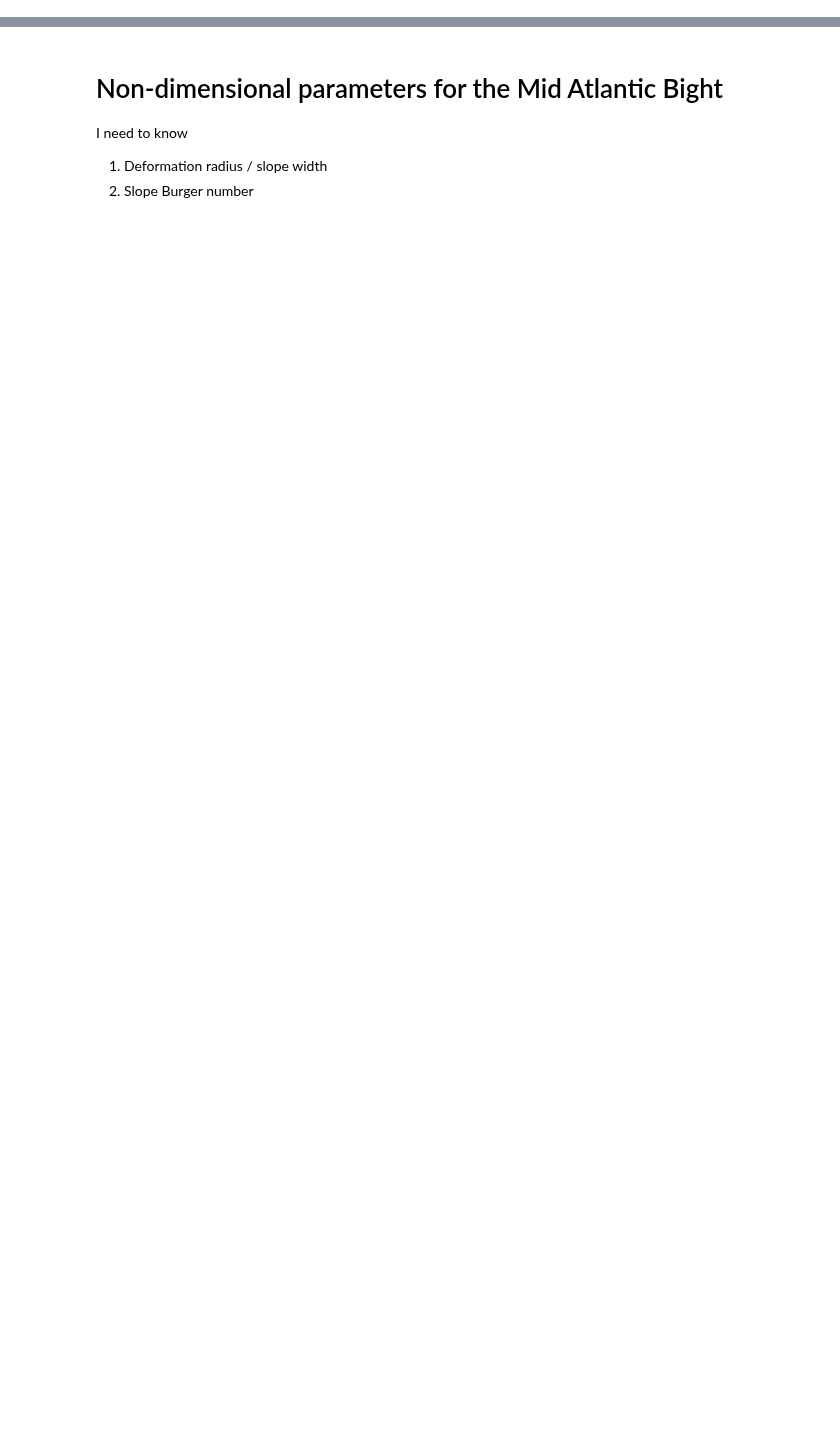
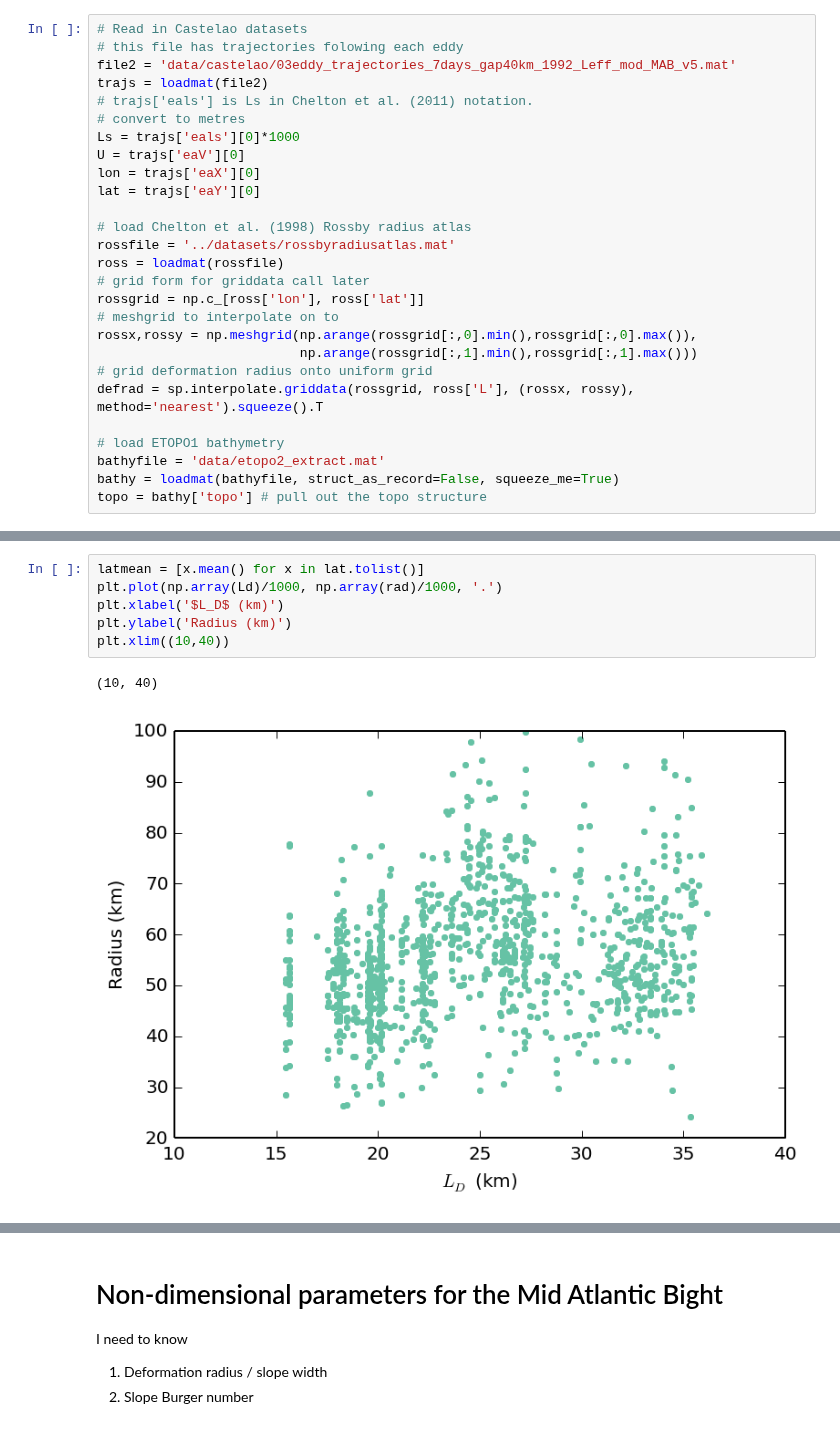
Before and after one commit to dcherian/eddyshelf, a Jupyter notebook: castelao.ipynb, the cells around one changed output, grey strips where cells are left out. Cells and saved outputs as stored; diff of their text form; blank space fills up the shorter version.

```diff
--- a/castelao.ipynb
+++ b/castelao.ipynb
@@ -87,0 +39,27 @@ for ii in range(len(lat)):
+# %%
+# Read in Castelao datasets
+# this file has trajectories folowing each eddy
+file2 = 'data/castelao/03eddy_trajectories_7days_gap40km_1992_Leff_mod_MAB_v5.mat'
+trajs = loadmat(file2)
+# trajs['eals'] is Ls in Chelton et al. (2011) notation.
+# convert to metres
+Ls = trajs['eals'][0]*1000
+U = trajs['eaV'][0]
+lon = trajs['eaX'][0]
+lat = trajs['eaY'][0]
+
+# load Chelton et al. (1998) Rossby radius atlas
+rossfile = '../datasets/rossbyradiusatlas.mat'
+ross = loadmat(rossfile)
+# grid form for griddata call later
+rossgrid = np.c_[ross['lon'], ross['lat']]
+# meshgrid to interpolate on to
+rossx,rossy = np.meshgrid(np.arange(rossgrid[:,0].min(),rossgrid[:,0].max()),
+                          np.arange(rossgrid[:,1].min(),rossgrid[:,1].max()))
+# grid deformation radius onto uniform grid
+defrad = sp.interpolate.griddata(rossgrid, ross['L'], (rossx, rossy), method='nearest').squeeze().T
+
+# load ETOPO1 bathymetry
+bathyfile = 'data/etopo2_extract.mat'
+bathy = loadmat(bathyfile, struct_as_record=False, squeeze_me=True)
+topo = bathy['topo'] # pull out the topo structure
@@ -112 +159,10 @@ plt.tight_layout()
+# %%
+latmean = [x.mean() for x in lat.tolist()]
+plt.plot(np.array(Ld)/1000, np.array(rad)/1000, '.')
+plt.xlabel('$L_D$ (km)')
+plt.ylabel('Radius (km)')
+plt.xlim((10,40))
+# %% [output]
+(10, 40)
+[figure, added]
 # %% [markdown]
```
Also changed, not shown: parts of 7 cells of this notebook.
